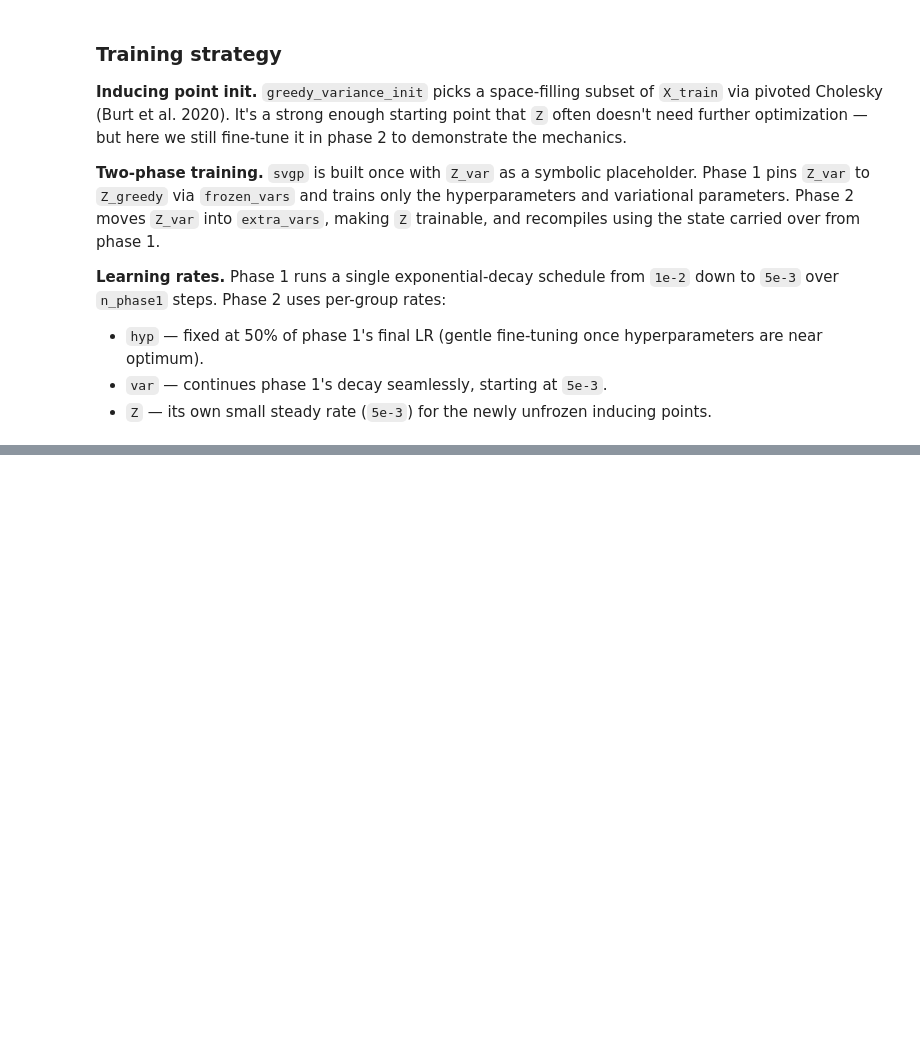
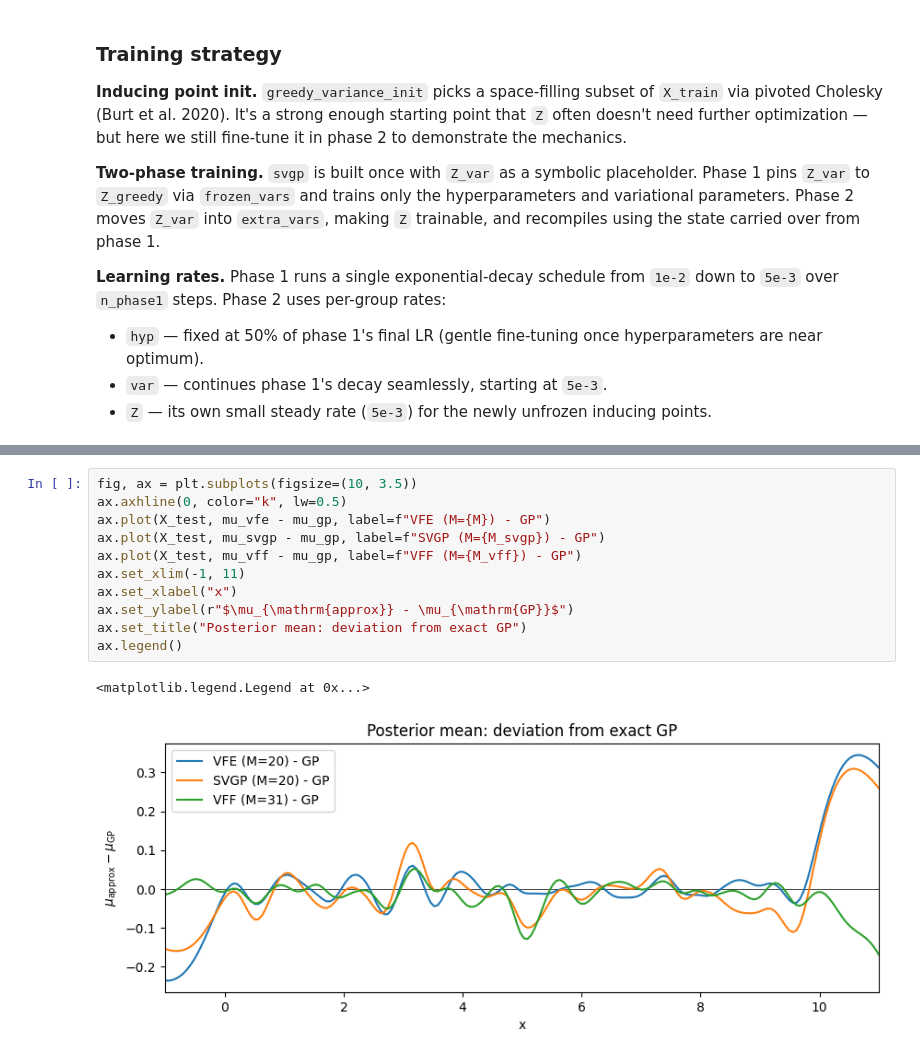
Before and after one commit to bwengals/ptgp, a Jupyter notebook: notebooks/demo.ipynb, the cells around one changed output, grey strips where cells are left out. Cells and saved outputs as stored; diff of their text form; blank space fills up the shorter version.

```diff
--- a/notebooks/demo.ipynb
+++ b/notebooks/demo.ipynb
@@ -372,0 +619,14 @@ fig.tight_layout();
+# %%
+fig, ax = plt.subplots(figsize=(10, 3.5))
+ax.axhline(0, color="k", lw=0.5)
+ax.plot(X_test, mu_vfe - mu_gp, label=f"VFE (M={M}) - GP")
+ax.plot(X_test, mu_svgp - mu_gp, label=f"SVGP (M={M_svgp}) - GP")
+ax.plot(X_test, mu_vff - mu_gp, label=f"VFF (M={M_vff}) - GP")
+ax.set_xlim(-1, 11)
+ax.set_xlabel("x")
+ax.set_ylabel(r"$\mu_{\mathrm{approx}} - \mu_{\mathrm{GP}}$")
+ax.set_title("Posterior mean: deviation from exact GP")
+ax.legend()
+# %% [output]
+<matplotlib.legend.Legend at 0x...>
+[figure, added]
```
Also changed, not shown: parts of 20 cells of this notebook.
